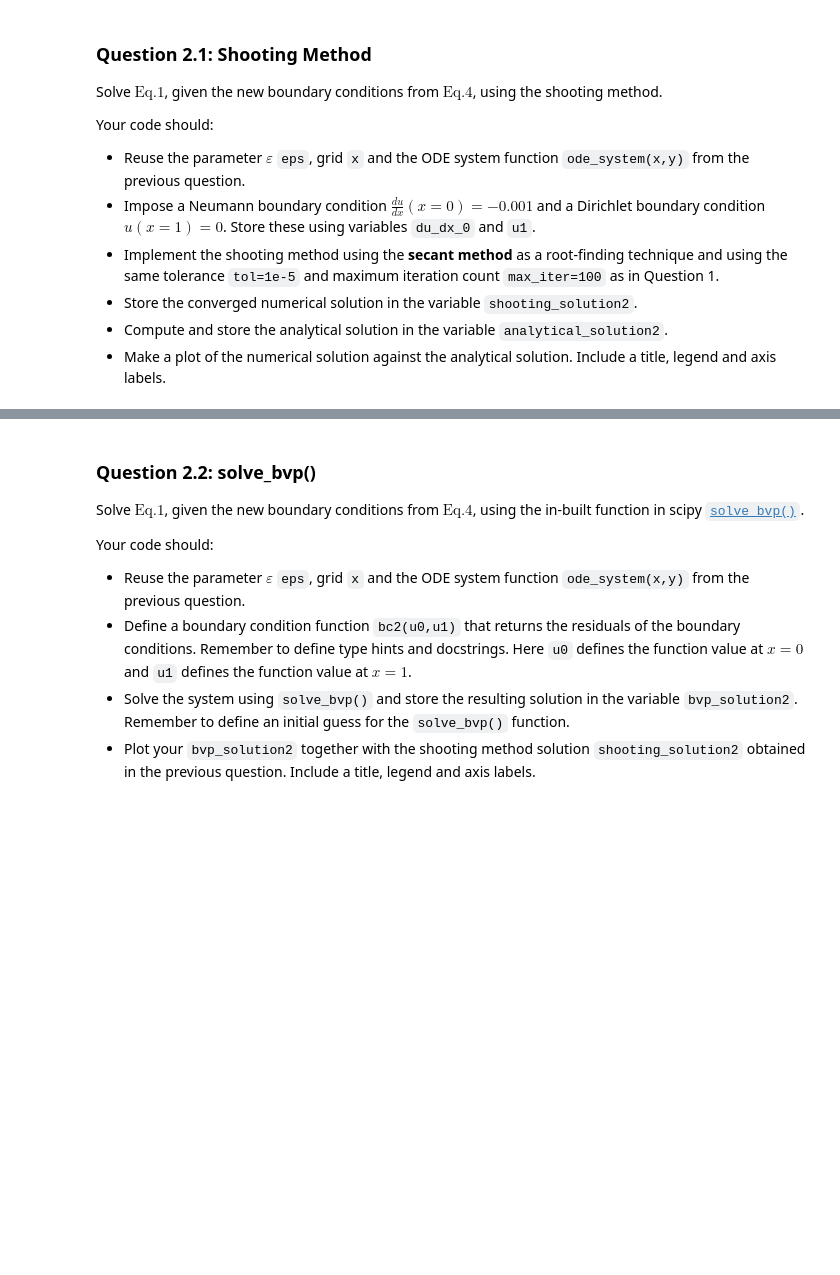
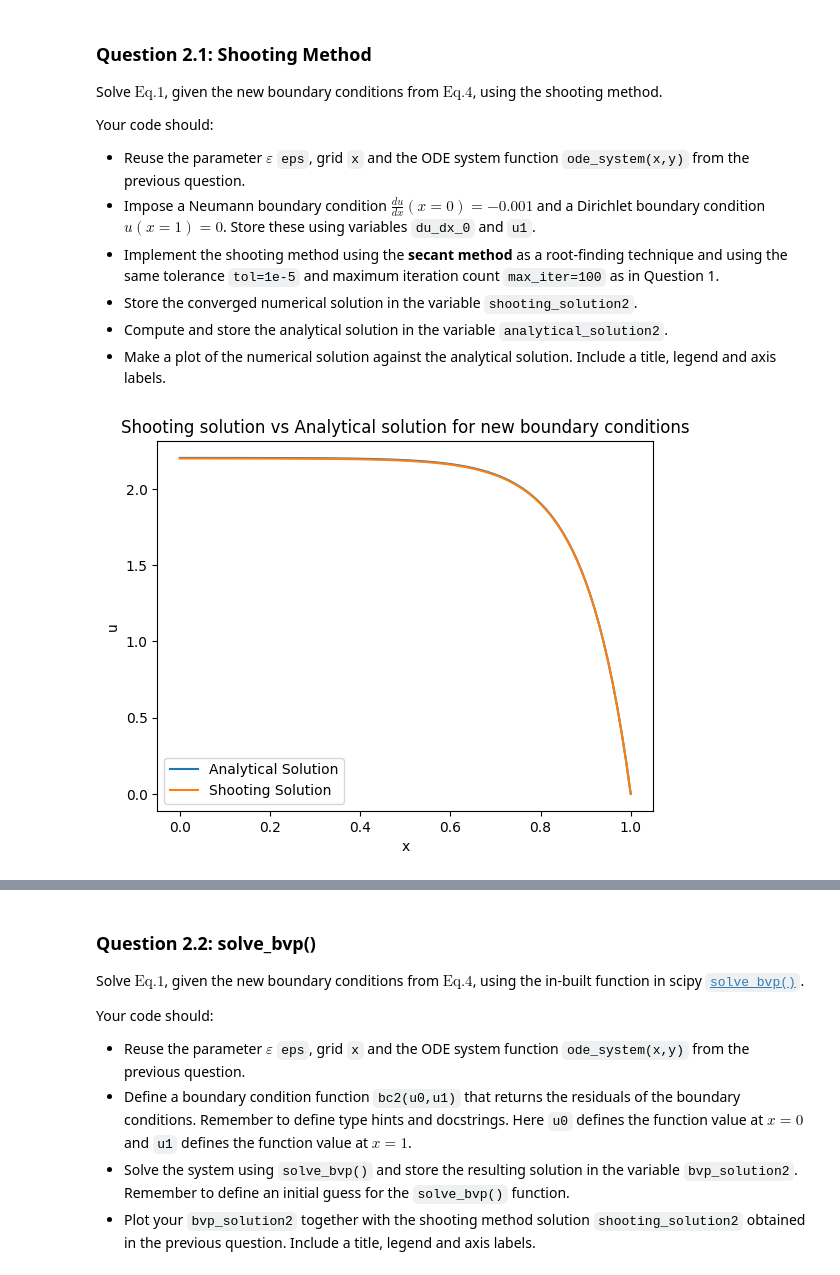
Before and after one commit to Xikiee/computational_practicum, a Jupyter notebook: assignments/Assignment_Q1_L7.ipynb, the cells around one changed output, grey strips where cells are left out. Saved outputs shown, nothing was run; the diff lists cells and outputs as text; code cells hidden in the pictures; blank space fills up the shorter version.

```diff
--- a/assignments/Assignment_Q1_L7.ipynb
+++ b/assignments/Assignment_Q1_L7.ipynb
@@ -324,19 +367,62 @@ Your code should:
 - Make a plot of the numerical solution against the analytical solution. Include a title, legend and axis labels.
 # %%
 # Boundary conditions
-du_dx_0 = ...
-u1 = ...
+du_dx_0 = -0.001
+u1 = 0
 
 # Shooting method implementation for Neumann BC
-...
+tol = 1e-5
+max_iter = 100
+guess = [0,0.1]
+
+"""
+Notice now that we have to guess for the initial bound as we know the derivative (gamma value) but not the u value
+This means that in solve_ivp the guess is (guess[0], du_dx_0)
+"""
+sol0 = scipy.integrate.solve_ivp(ode_system,(x[0],x[-1]),[guess[0],du_dx_0],t_eval = x)         #later look why
+sol1 = scipy.integrate.solve_ivp(ode_system,(x[0],x[-1]),[guess[1],du_dx_0],t_eval = x)
+
+y = [sol0.y[0],sol1.y[0]]
+
+for i in range(1, max_iter):
+    # residual = difference from target u(1)
+    residual = y[i][-1] - u1
+    if abs(residual) < tol:
+        break
+
+    dphi_dgamma = (y[i][-1] - y[i - 1][-1]) / (guess[i] - guess[i - 1])
+    delta_y = -residual / dphi_dgamma
+    guess.append(guess[i] + delta_y)
+
+    new_sol = scipy.integrate.solve_ivp(ode_system, (x[0], x[-1]), [guess[i + 1], du_dx_0], t_eval=x)
+    y.append(new_sol.y[0])
 
 # Extract shooting solution
-shooting_solution2 = ...
+shooting_solution2 = y[-1]
 
 # Analytical solution
-analytical_solution2 = ...
+def analytical_sol2(x:np.ndarray,e:float)->np.ndarray:
+   """
+   This function defines the analytical solution to the differential equation in Eq.1.
+   The function takes the following terms:
+
+
+   And the function returns the u(x) in an np.ndarray format.
+   """
+   return -0.001*e*(np.exp(x/e) - np.exp(1/e))
+
+analytical_solution2 = analytical_sol2(x,e)
 
 # Plot results
-...
+fig, ax = plt.subplots()  # or plt.subplots(1)
+ax.plot(x, analytical_solution2, label='Analytical Solution')
+ax.plot(x, shooting_solution2, label='Shooting Solution')
+ax.set_xlabel('x')
+ax.set_ylabel('u')
+ax.legend()
+ax.set_title("Shooting solution vs Analytical solution for new boundary conditions")
+plt.show()
+# %% [output]
+[figure, added]
 # %%
 grader.check("q2_1")
```
Also changed, not shown: parts of 9 cells of this notebook.
